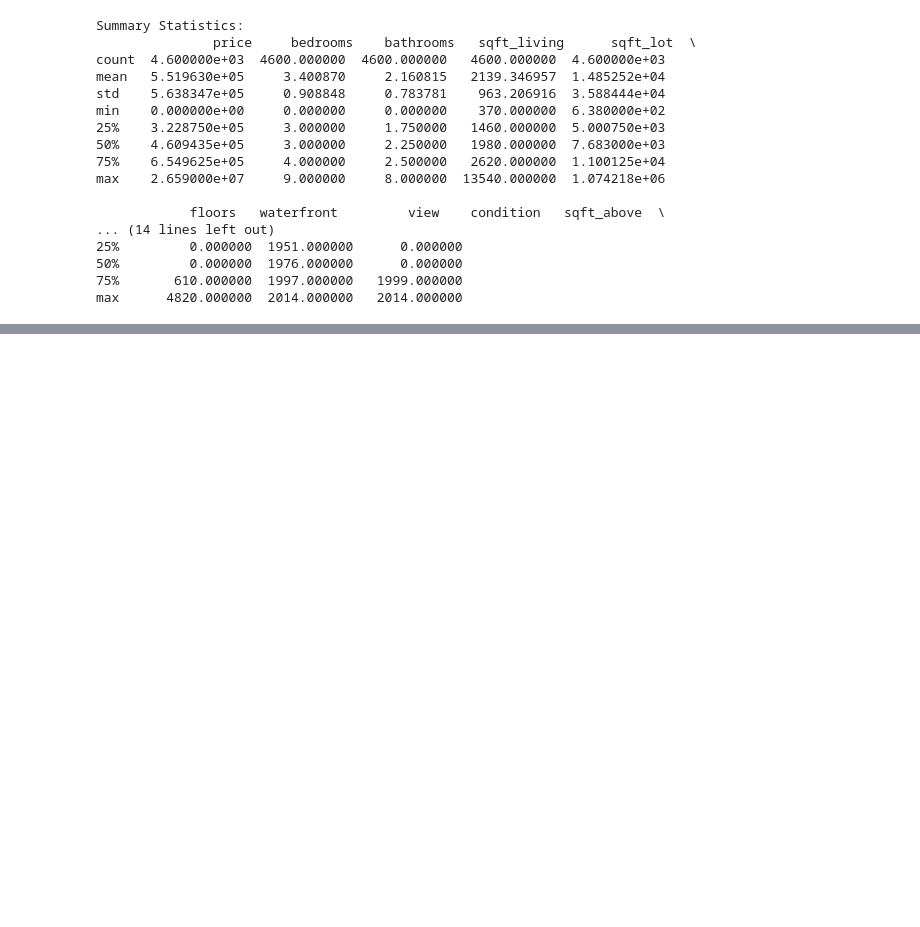
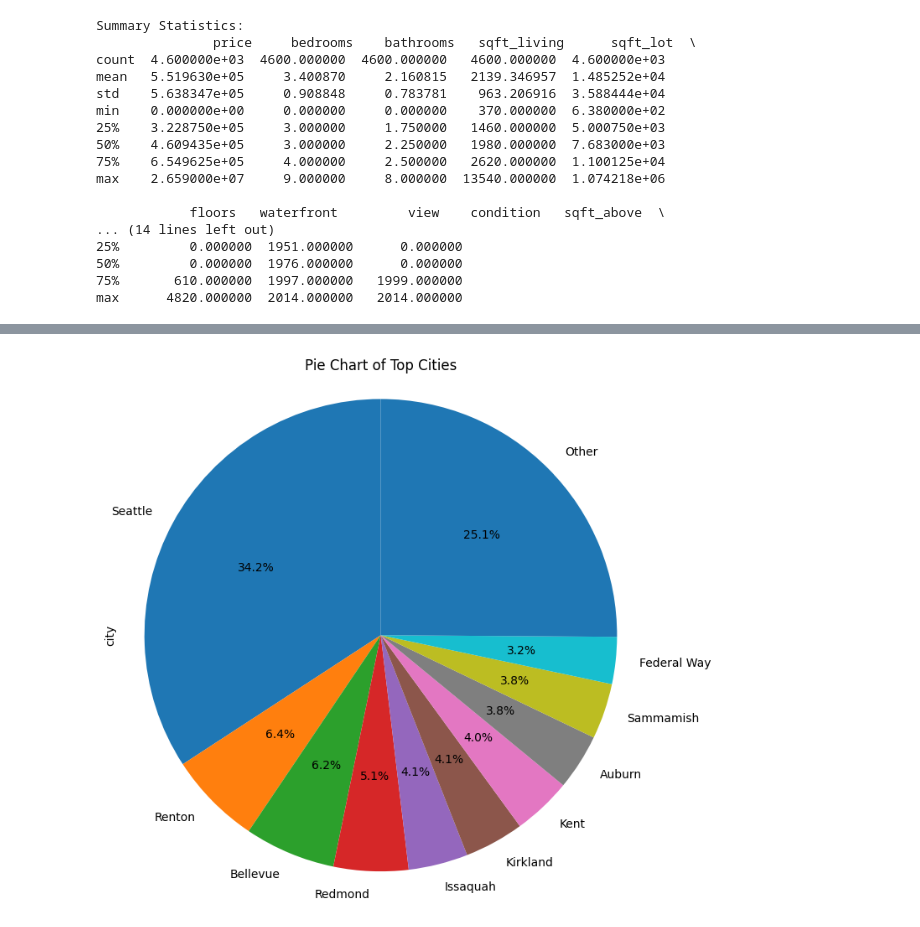
Before and after one commit to victorjoseij/1st-trimester, a Jupyter notebook: 2348570_EX1.ipynb, the cells around one changed output, grey strips where cells are left out. Cells and saved outputs as stored; diff of their text form; code cells hidden in the pictures; blank space fills up the shorter version.

```diff
--- a/2348570_EX1.ipynb
+++ b/2348570_EX1.ipynb
@@ -82,0 +97,12 @@ KeyError: ignored
+# %%
+plt.figure(figsize=(8, 8))
+city_counts = df['city'].value_counts()
+top_cities = city_counts.head(10)
+other_cities_count = city_counts[10:].sum()
+top_cities['Other'] = other_cities_count
+top_cities.plot(kind='pie', autopct='%1.1f%%', startangle=90)
+plt.axis('equal')
+plt.title('Pie Chart of Top Cities')
+plt.show()
+# %% [output]
+[figure, added]
```
Also changed, not shown: parts of 12 cells of this notebook.
